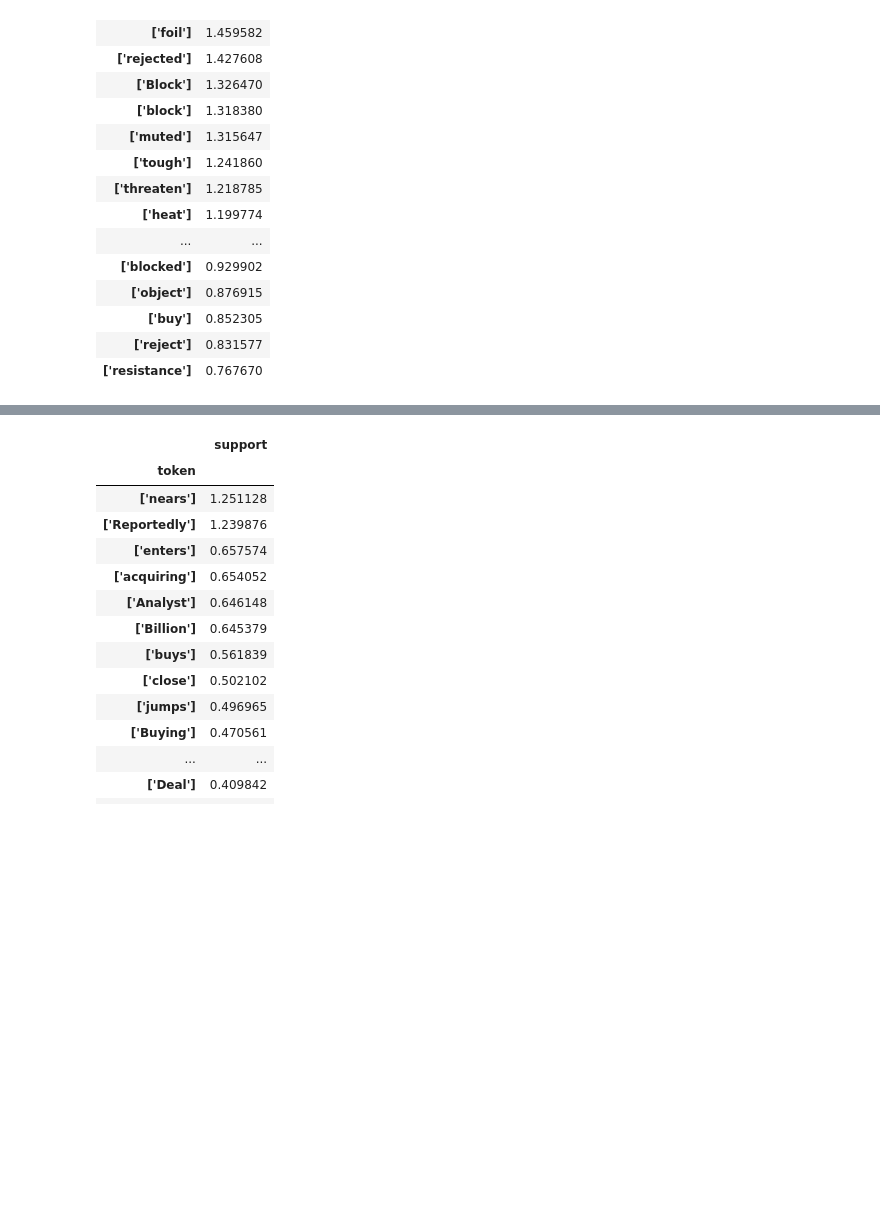
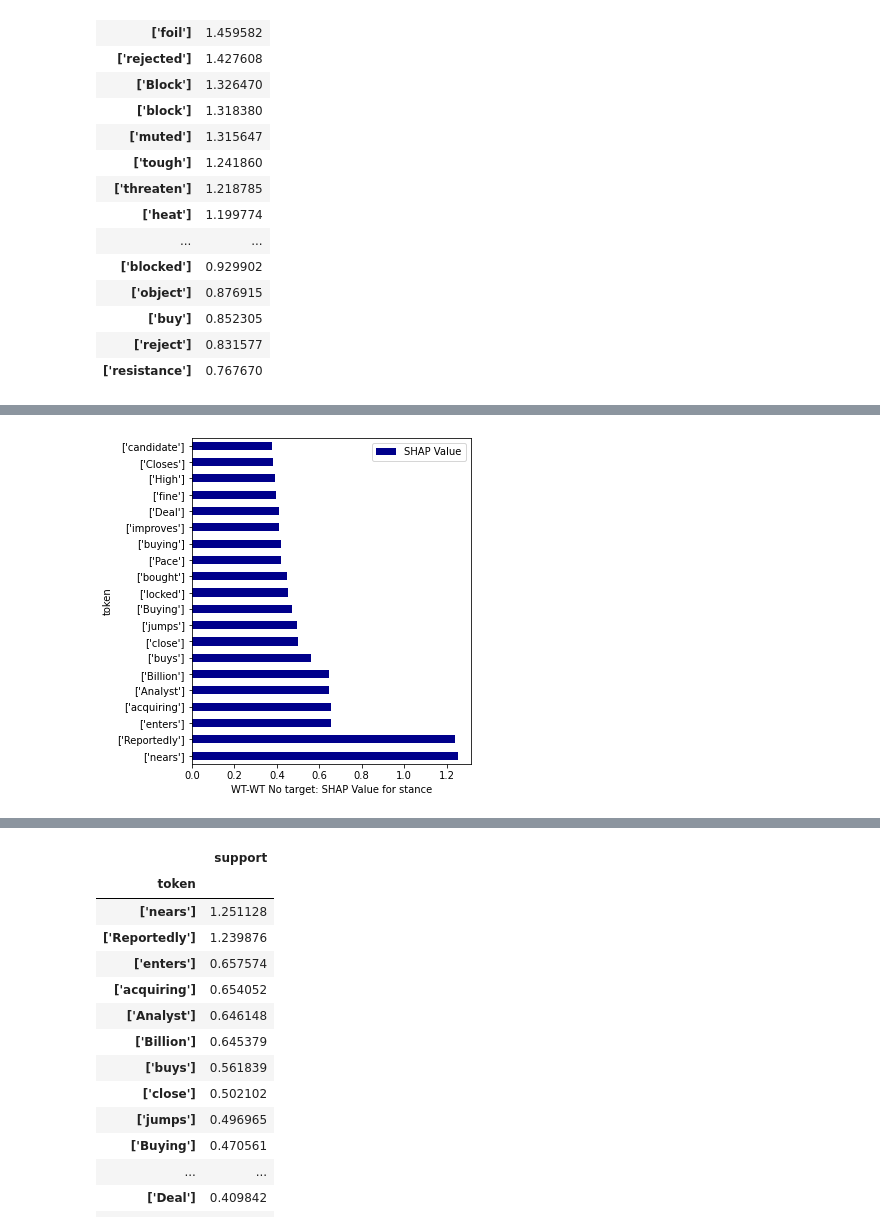
Before and after one commit to mangalm96/explainablenlp-info259, a Jupyter notebook: interpret_shap_analysis.ipynb, the cells around one changed output, grey strips where cells are left out. Cells and saved outputs as stored; diff of their text form; code cells hidden in the pictures; blank space fills up the shorter version.

```diff
--- a/interpret_shap_analysis.ipynb
+++ b/interpret_shap_analysis.ipynb
@@ -350,0 +164,4 @@ ABS_SHAP(groupby_df, "support", 20)
+# %%
+ABS_SHAP(groupby_df_wtwt_notgt, "support", 20,"WT-WT No target")
+# %% [output]
+[figure, added]
```
Also changed, not shown: parts of 46 cells of this notebook.
